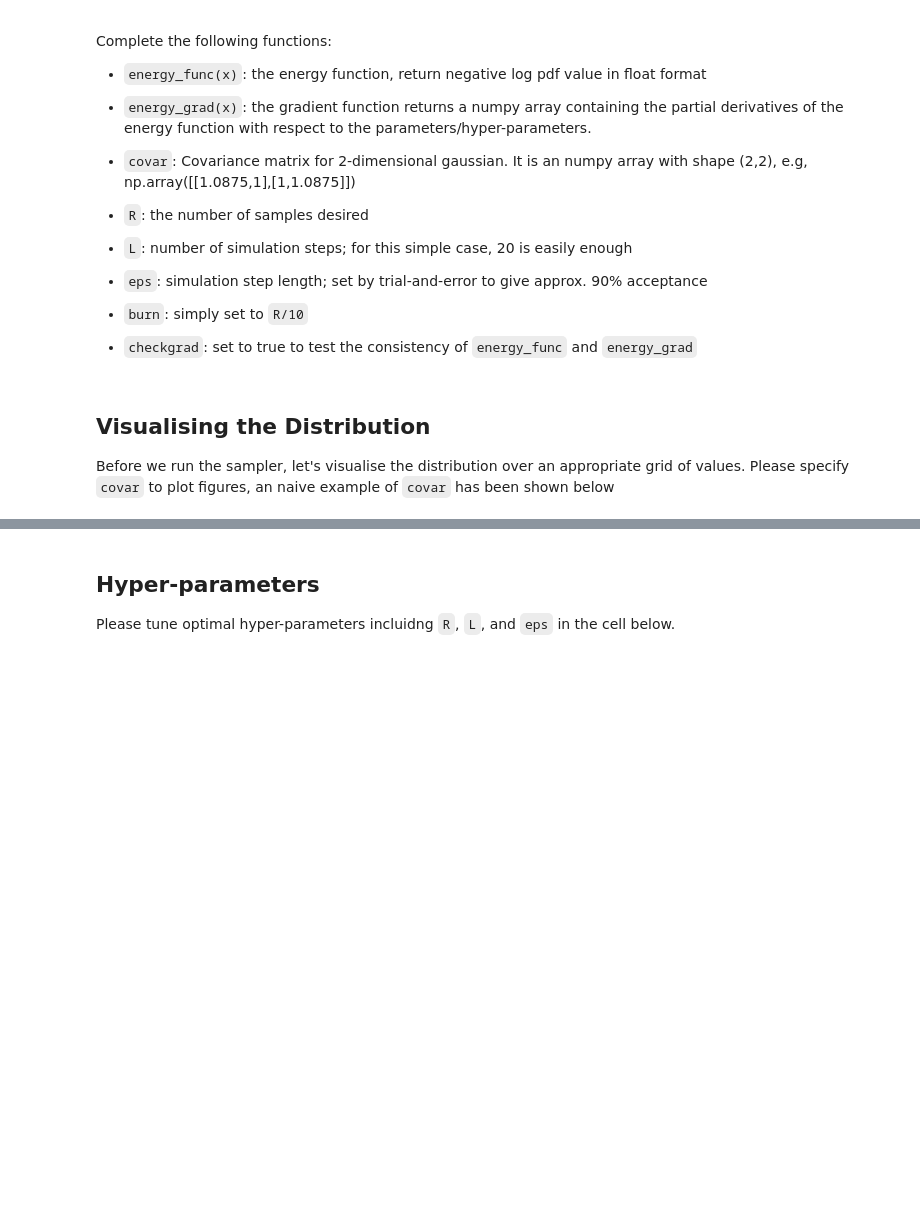
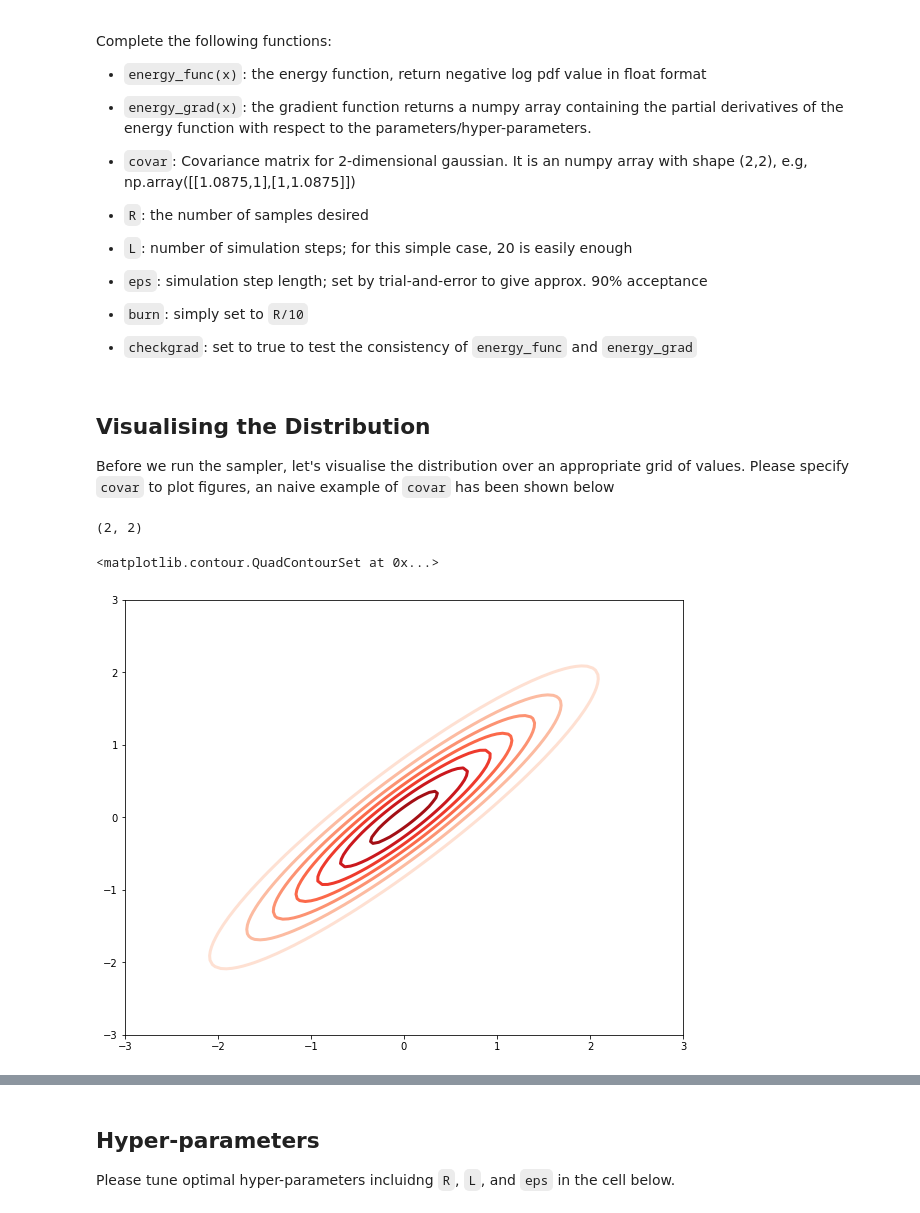
Before and after one commit to rwitobaansheikh/Bayesian_Final_project, a Jupyter notebook: CM50268 BML Final Project 2024/CM50268 BML_Final_Project.ipynb, the cells around one changed output, grey strips where cells are left out. Drawn from its saved outputs; the diff is of its cells as text; code cells hidden in the pictures; blank space fills up the shorter version.

```diff
--- a/CM50268 BML Final Project 2024/CM50268 BML_Final_Project.ipynb
+++ b/CM50268 BML Final Project 2024/CM50268 BML_Final_Project.ipynb
@@ -268,3 +273,18 @@ def energy_grad(x, covar):
+# %%
+def energy_func(x, covar):
+    #### **** YOUR CODE HERE **** ####
+    # p0 = -x[0]**2/2
+    # p1 = -x[1]**2/2 + np.log(2+np.cos(covar*x[1]))
+    # lgp = p0 + p1
+    # neglgp = -lgp
+    neglgp=-stats.multivariate_normal.logpdf(x,mean=None,cov=covar,allow_singular=True)
+    return neglgp
+
+def energy_grad(x, covar):
+    #### **** YOUR CODE HERE **** ####
+    inv_covar = np.linalg.inv(covar)
+    gradient = np.dot(inv_covar, x)
+    return gradient
 # %% [markdown]
 ## Visualising the Distribution
 Before we run the sampler, let's visualise the distribution over an appropriate
@@ -272,28 +292,33 @@ grid of values. Please specify `covar` to plot figures, an naive example of `cov
 # %%
 
 #### **** YOUR CODE BELOW **** ####
 
-covar = np.array([[1,0.9],[0.9,1]])
-
+#covar = np.array([[1,0.9],[0.9,1]])
+covar = np.array([[1.0875,1],[1,1.0875]])
+print(covar.shape)
 #### **** YOUR CODE ABOVE **** ####
 
 f = 5  # The "frequency" argument for the energy, used here to demonstrate how to use "args"
 # Other plotting parameters
 fsz = (10,8)
 gsz = 100
 lim = 3
 
 # Setup the mesh grid
 
 gx = np.linspace(-lim, lim, gsz)
 GX, GY = np.meshgrid(gx, gx)
 Gsz = GX.size
 G = np.hstack((GX.reshape((Gsz, 1)), GY.reshape((Gsz, 1))))
 
 # Plot the figure
 plt.figure(figsize=fsz)
 P = np.asarray([np.exp(-energy_func(g, covar)) for g in G])
-plt.contour(GX, GY, P.reshape((gsz, gsz)), cmap='Reds', linewidths=3, zorder=1);
+plt.contour(GX, GY, P.reshape((gsz, gsz)), cmap='Reds', linewidths=3, zorder=1)
+# %% [output]
+(2, 2)
+<matplotlib.contour.QuadContourSet at 0x...>
+[figure, added]
 # %%
 try:
     if not isinstance(covar ,np.ndarray):
```
Also changed, not shown: parts of 9 cells of this notebook.
